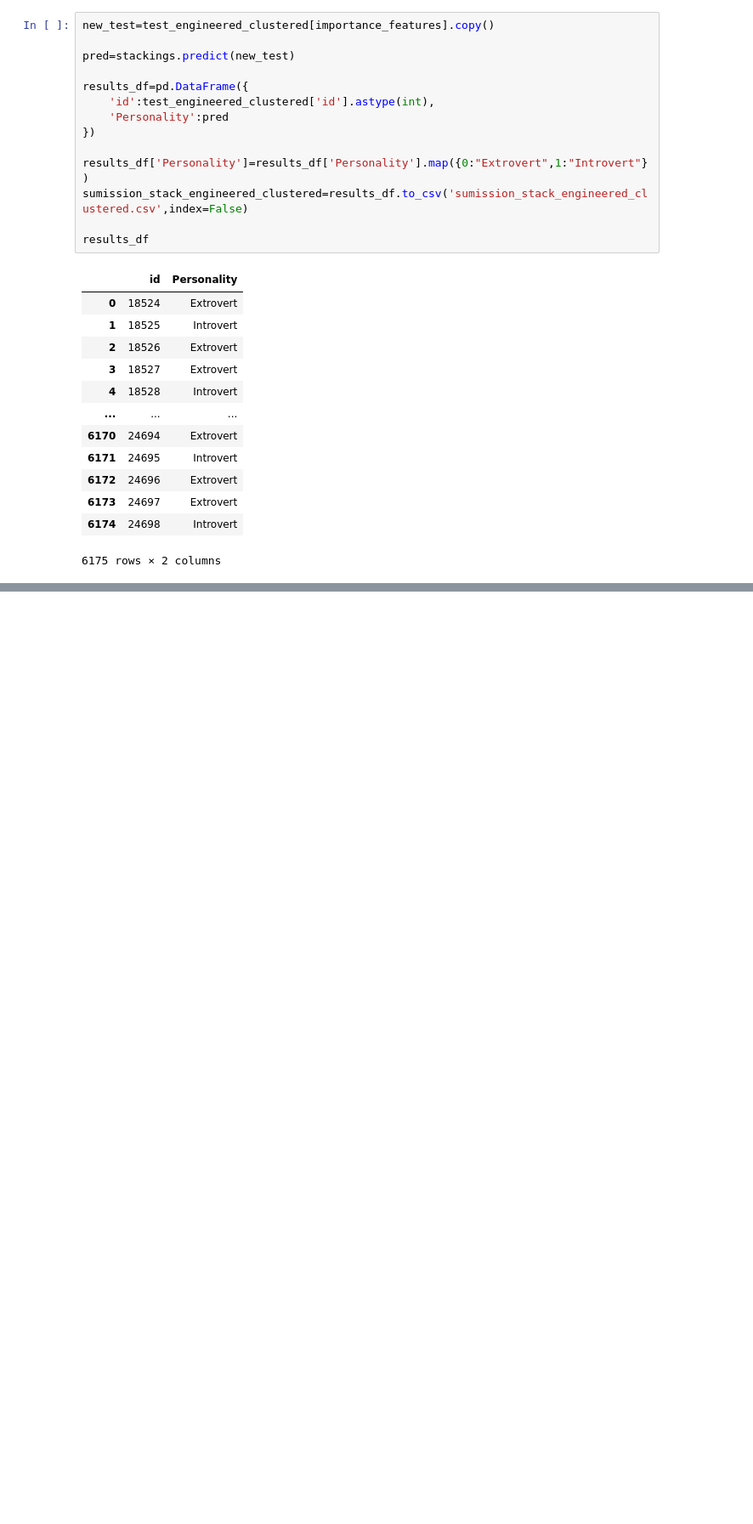
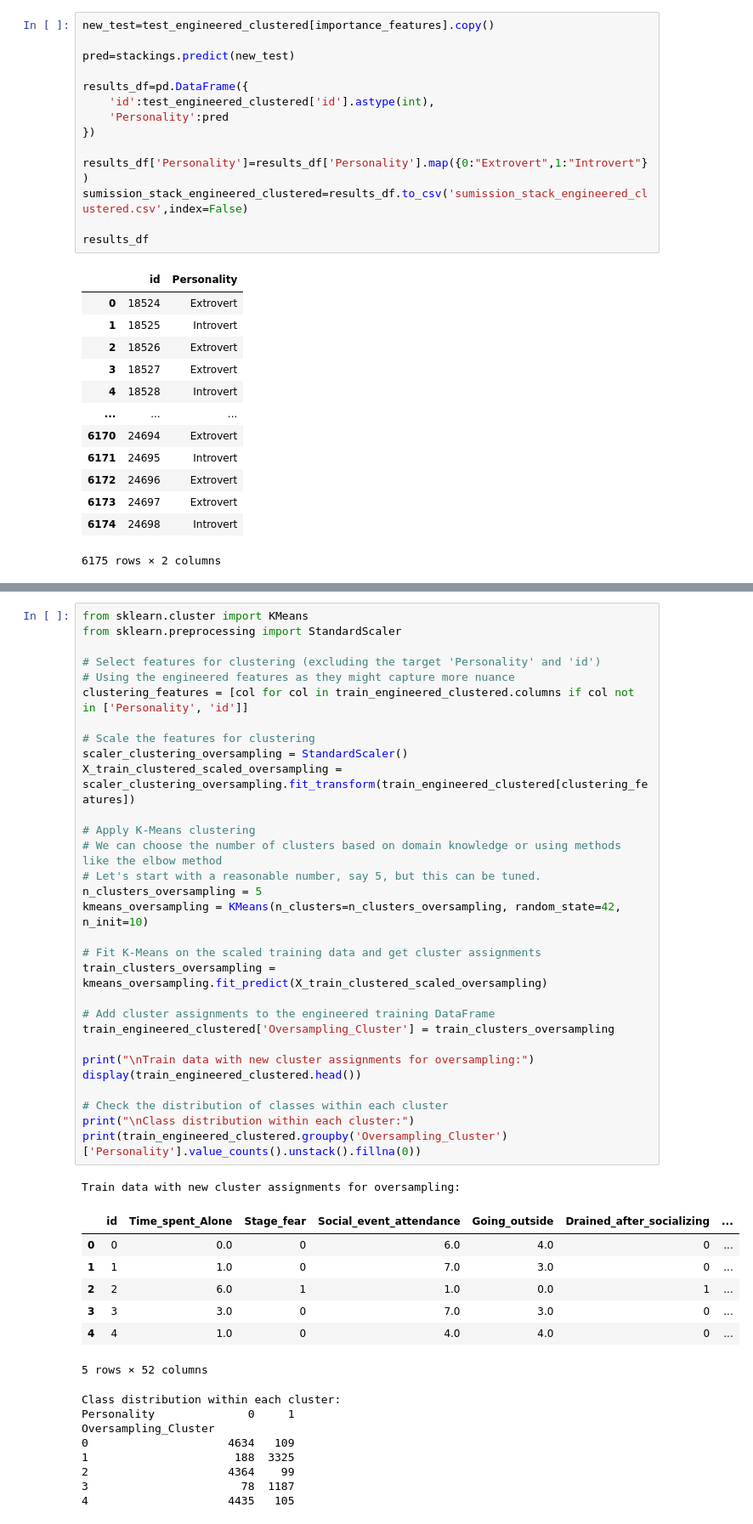
Before and after one commit to Abu-Taher01/PCA, a Jupyter notebook: Predict_the_Introverts_from_the_Extroverts.ipynb, the cells around one changed output, grey strips where cells are left out. Shown at 85% size. Drawn from its saved outputs; the diff is of its cells as text; blank space fills up the shorter version.

```diff
--- a/Predict_the_Introverts_from_the_Extroverts.ipynb
+++ b/Predict_the_Introverts_from_the_Extroverts.ipynb
@@ -1672,0 +1689,47 @@ results_df
+# %%
+from sklearn.cluster import KMeans
+from sklearn.preprocessing import StandardScaler
+
+# Select features for clustering (excluding the target 'Personality' and 'id')
+# Using the engineered features as they might capture more nuance
+clustering_features = [col for col in train_engineered_clustered.columns if col not in ['Personality', 'id']]
+
+# Scale the features for clustering
+scaler_clustering_oversampling = StandardScaler()
+X_train_clustered_scaled_oversampling = scaler_clustering_oversampling.fit_transform(train_engineered_clustered[clustering_features])
+
+# Apply K-Means clustering
+# We can choose the number of clusters based on domain knowledge or using methods like the elbow method
+# Let's start with a reasonable number, say 5, but this can be tuned.
+n_clusters_oversampling = 5
+kmeans_oversampling = KMeans(n_clusters=n_clusters_oversampling, random_state=42, n_init=10)
+
+# Fit K-Means on the scaled training data and get cluster assignments
+train_clusters_oversampling = kmeans_oversampling.fit_predict(X_train_clustered_scaled_oversampling)
+
+# Add cluster assignments to the engineered training DataFrame
+train_engineered_clustered['Oversampling_Cluster'] = train_clusters_oversampling
+
+print("\nTrain data with new cluster assignments for oversampling:")
+display(train_engineered_clustered.head())
+
+# Check the distribution of classes within each cluster
+print("\nClass distribution within each cluster:")
+print(train_engineered_clustered.groupby('Oversampling_Cluster')['Personality'].value_counts().unstack().fillna(0))
+# %% [output]
+Train data with new cluster assignments for oversampling:
+|  | id | Time_spent_Alone | Stage_fear | Social_event_attendance | Going_outside | Drained_after_socializing | ... |
+| 0 | 0 | 0.0 | 0 | 6.0 | 4.0 | 0 | ... |
+| 1 | 1 | 1.0 | 0 | 7.0 | 3.0 | 0 | ... |
+| 2 | 2 | 6.0 | 1 | 1.0 | 0.0 | 1 | ... |
+| 3 | 3 | 3.0 | 0 | 7.0 | 3.0 | 0 | ... |
+| 4 | 4 | 1.0 | 0 | 4.0 | 4.0 | 0 | ... |
+5 rows × 52 columns
+Class distribution within each cluster:
+Personality              0     1
+Oversampling_Cluster
+0                     4634   109
+1                      188  3325
+2                     4364    99
+3                       78  1187
+4                     4435   105
```
Also changed, not shown: parts of 4 cells of this notebook.
